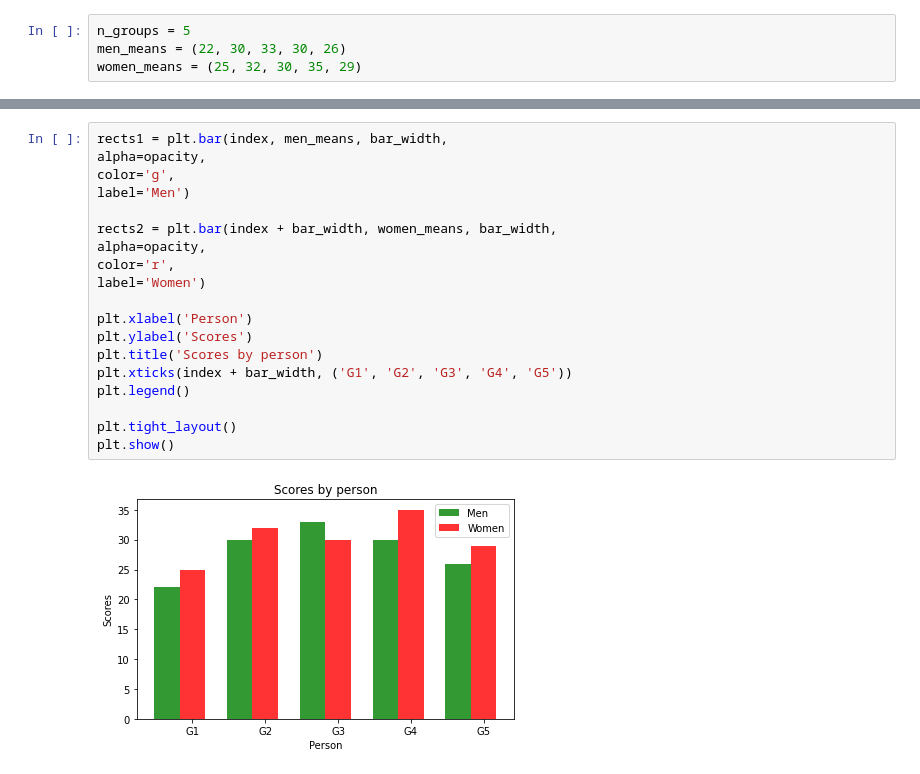
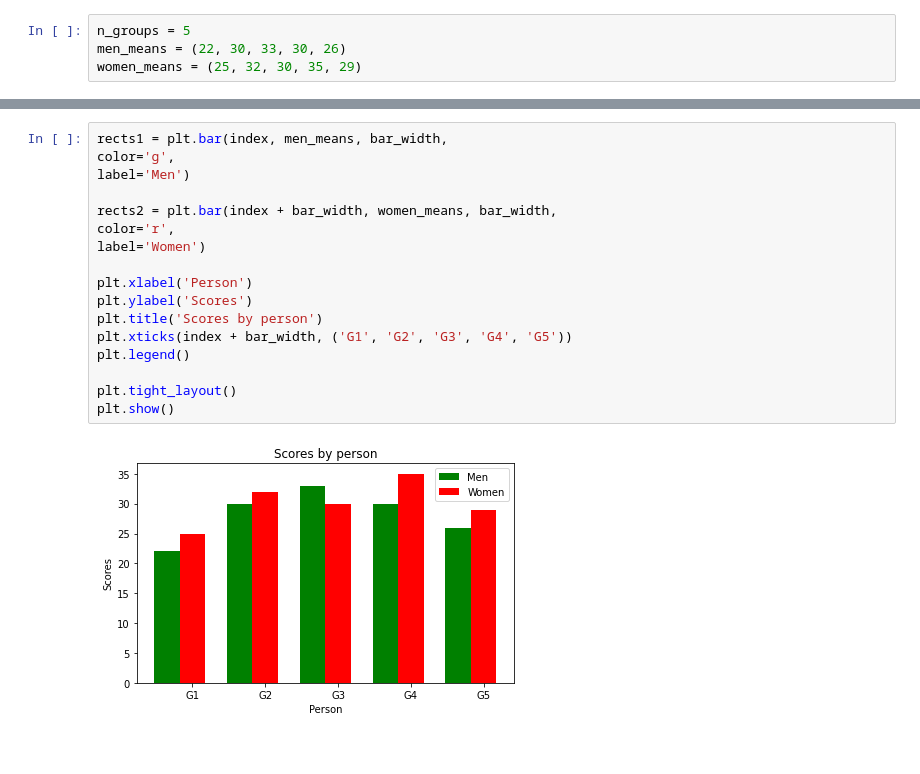
Before and after one commit to saileshchauhan/PythonLibrary, a Jupyter notebook: MatPlotLib/MatPlotLib_Barchart/BarChart_GroupByGender.ipynb, the cells around one changed output, grey strips where cells are left out. Saved outputs shown, nothing was run; the diff lists cells and outputs as text.

```diff
--- a/MatPlotLib/MatPlotLib_Barchart/BarChart_GroupByGender.ipynb
+++ b/MatPlotLib/MatPlotLib_Barchart/BarChart_GroupByGender.ipynb
@@ -29,22 +28,20 @@ opacity = 0.8
 [figure]
 # %%
 rects1 = plt.bar(index, men_means, bar_width,
-alpha=opacity,
 color='g',
 label='Men')
 
 rects2 = plt.bar(index + bar_width, women_means, bar_width,
-alpha=opacity,
 color='r',
 label='Women')
 
 plt.xlabel('Person')
 plt.ylabel('Scores')
 plt.title('Scores by person')
 plt.xticks(index + bar_width, ('G1', 'G2', 'G3', 'G4', 'G5'))
 plt.legend()
 
 plt.tight_layout()
 plt.show()
 # %% [output]
-[figure, old version]
+[figure, new version]
```
Also changed, not shown: parts of 1 cell of this notebook, 3 other files.
